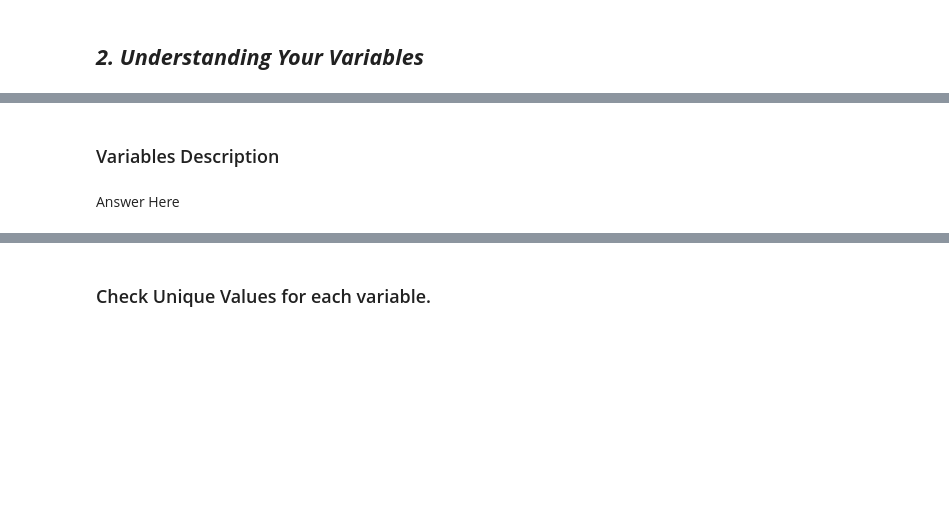
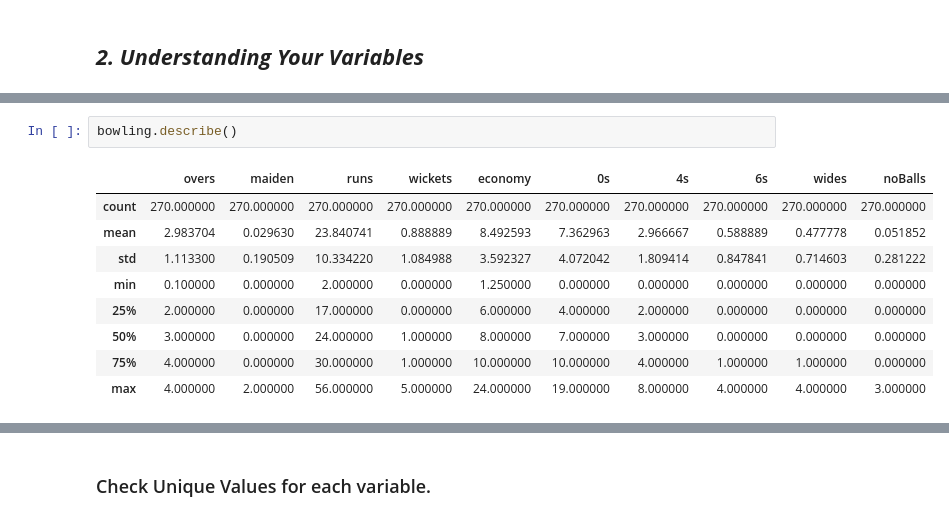
Before and after one commit to GEE2007/WPL-Inaugural-Analytics, a Jupyter notebook: WPL_Inaugural_Analytics.ipynb, the cells around one changed output, grey strips where cells are left out. Drawn from its saved outputs; the diff is of its cells as text; blank space fills up the shorter version.

Commit message:
Completed variable analysis and data wrangling

```diff
--- a/WPL_Inaugural_Analytics.ipynb
+++ b/WPL_Inaugural_Analytics.ipynb
@@ -341,4 +370,12 @@ plt.show()
-# %% [markdown]
-### Variables Description
-# %% [markdown]
-Answer Here
+# %%
+bowling.describe()
+# %% [output]
+|  | overs | maiden | runs | wickets | economy | 0s | 4s | 6s | wides | noBalls |
+| count | 270.000000 | 270.000000 | 270.000000 | 270.000000 | 270.000000 | 270.000000 | 270.000000 | 270.000000 | 270.000000 | 270.000000 |
+| mean | 2.983704 | 0.029630 | 23.840741 | 0.888889 | 8.492593 | 7.362963 | 2.966667 | 0.588889 | 0.477778 | 0.051852 |
+| std | 1.113300 | 0.190509 | 10.334220 | 1.084988 | 3.592327 | 4.072042 | 1.809414 | 0.847841 | 0.714603 | 0.281222 |
+| min | 0.100000 | 0.000000 | 2.000000 | 0.000000 | 1.250000 | 0.000000 | 0.000000 | 0.000000 | 0.000000 | 0.000000 |
+| 25% | 2.000000 | 0.000000 | 17.000000 | 0.000000 | 6.000000 | 4.000000 | 2.000000 | 0.000000 | 0.000000 | 0.000000 |
+| 50% | 3.000000 | 0.000000 | 24.000000 | 1.000000 | 8.000000 | 7.000000 | 3.000000 | 0.000000 | 0.000000 | 0.000000 |
+| 75% | 4.000000 | 0.000000 | 30.000000 | 1.000000 | 10.000000 | 10.000000 | 4.000000 | 1.000000 | 1.000000 | 0.000000 |
+| max | 4.000000 | 2.000000 | 56.000000 | 5.000000 | 24.000000 | 19.000000 | 8.000000 | 4.000000 | 4.000000 | 3.000000 |
```
Also changed, not shown: parts of 19 cells of this notebook.
